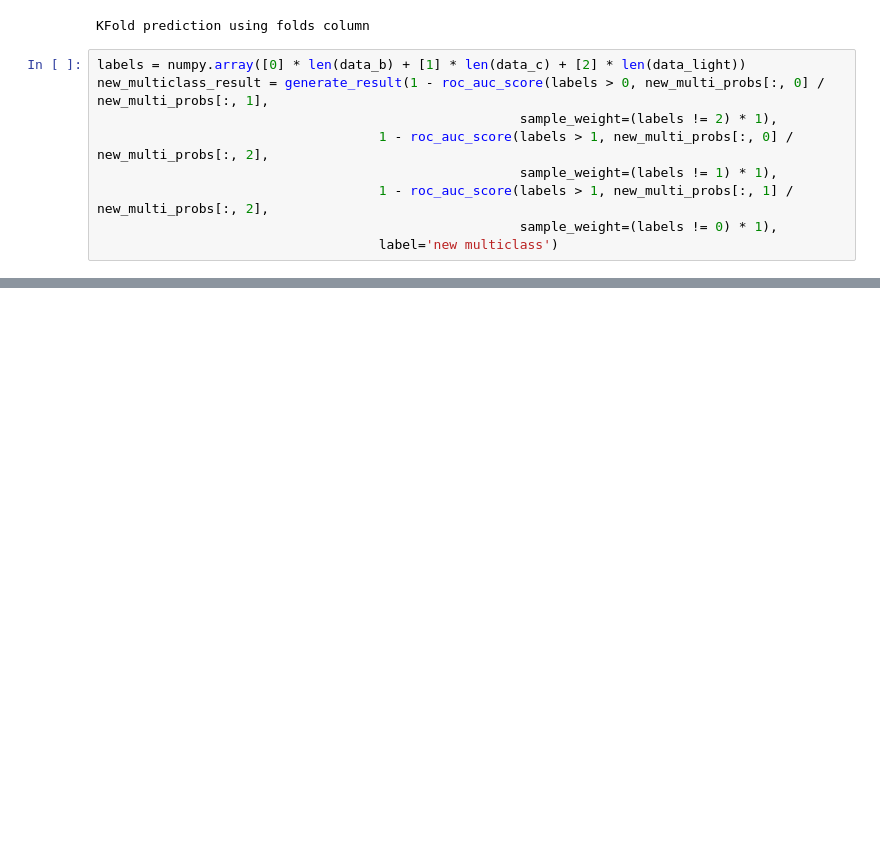
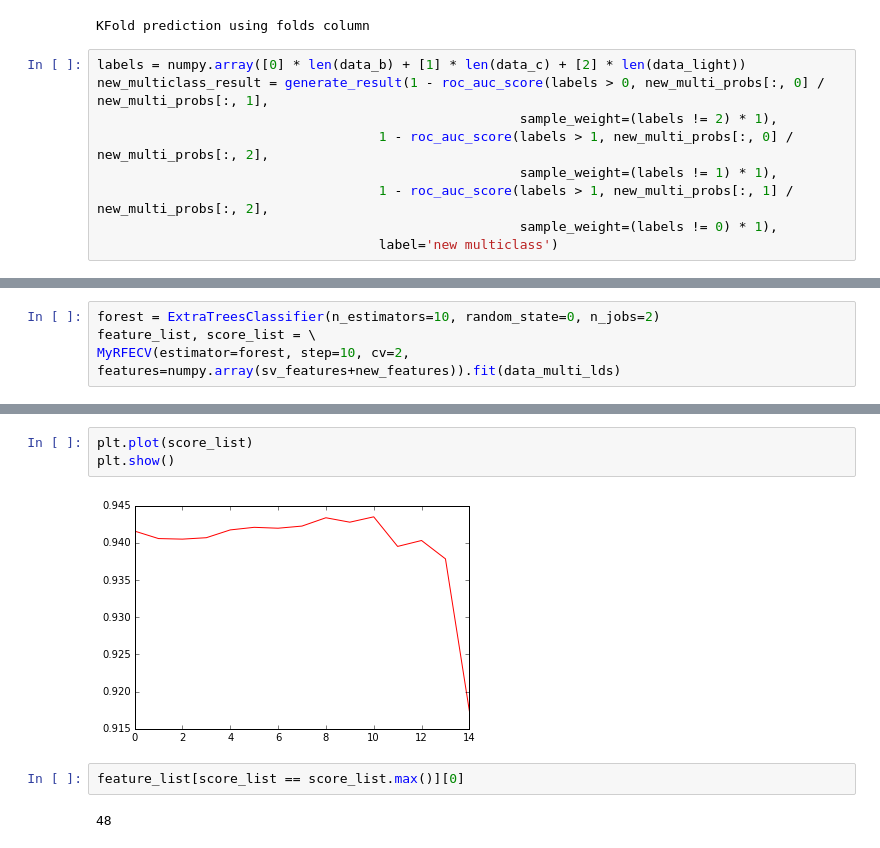
Before and after one commit to tlikhomanenko/jet_tagging_LHCb, a Jupyter notebook: jet-tagging.ipynb, the cells around one changed output, grey strips where cells are left out. Saved outputs shown, nothing was run; the diff lists cells and outputs as text; blank space fills up the shorter version.

```diff
--- a/jet-tagging.ipynb
+++ b/jet-tagging.ipynb
@@ -373,0 +388,4 @@ result
+# %%
+forest = ExtraTreesClassifier(n_estimators=10, random_state=0, n_jobs=2)
+feature_list, score_list = \
+MyRFECV(estimator=forest, step=10, cv=2, features=numpy.array(sv_features+new_features)).fit(data_multi_lds)
@@ -373,0 +408,9 @@ result
+# %%
+plt.plot(score_list)
+plt.show()
+# %% [output]
+[figure, added]
+# %%
+feature_list[score_list == score_list.max()][0]
+# %% [output]
+48
```
Also changed, not shown: parts of 32 cells of this notebook.
